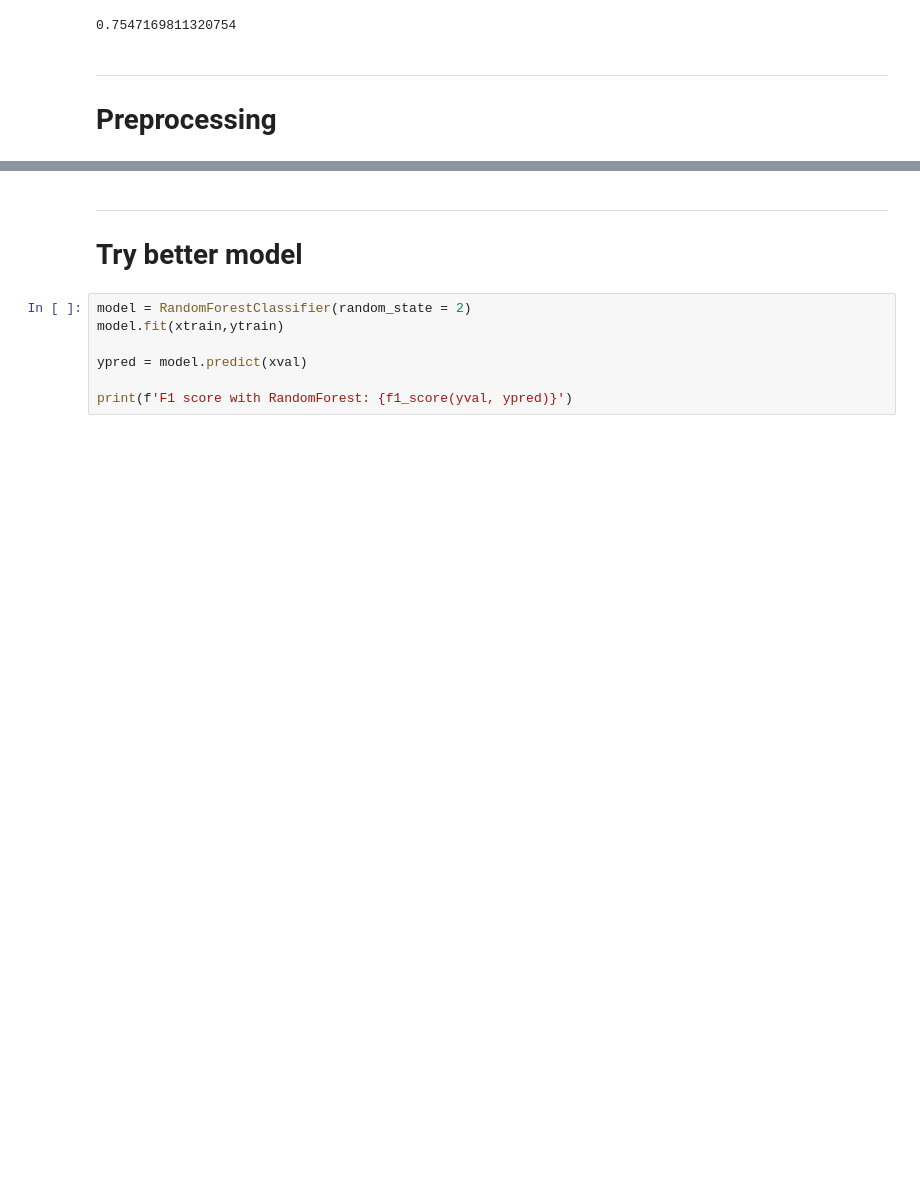
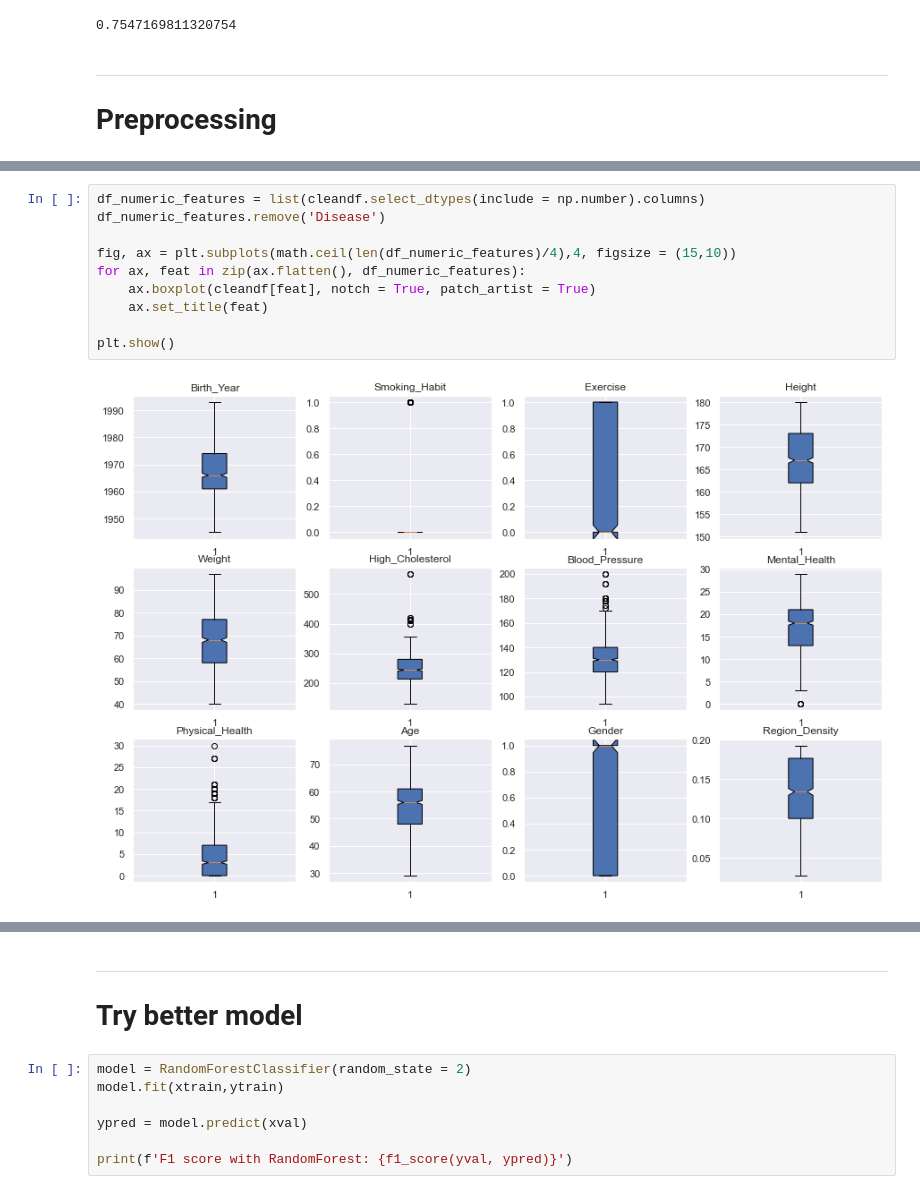
Before and after one commit to lstk44/TheSmithParasiteNOVA, a Jupyter notebook: ParasiteNotebookV2.ipynb, the cells around one changed output, grey strips where cells are left out. Saved outputs shown, nothing was run; the diff lists cells and outputs as text; blank space fills up the shorter version.

```diff
--- a/ParasiteNotebookV2.ipynb
+++ b/ParasiteNotebookV2.ipynb
@@ -112,0 +116,12 @@ def preprocessing(dataframe):
+# %%
+df_numeric_features = list(cleandf.select_dtypes(include = np.number).columns)
+df_numeric_features.remove('Disease')
+
+fig, ax = plt.subplots(math.ceil(len(df_numeric_features)/4),4, figsize = (15,10))
+for ax, feat in zip(ax.flatten(), df_numeric_features):
+    ax.boxplot(cleandf[feat], notch = True, patch_artist = True)
+    ax.set_title(feat)
+
+plt.show()
+# %% [output]
+[figure, added]
```
Also changed, not shown: parts of 16 cells of this notebook, 1 other file.
